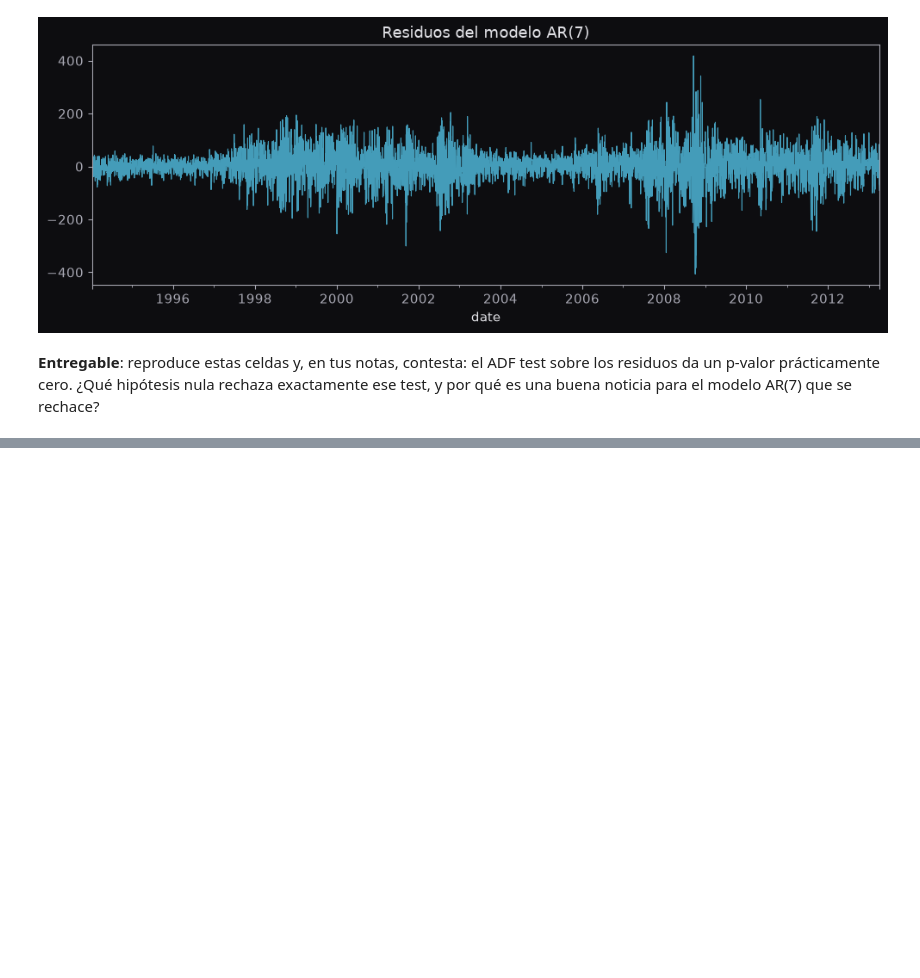
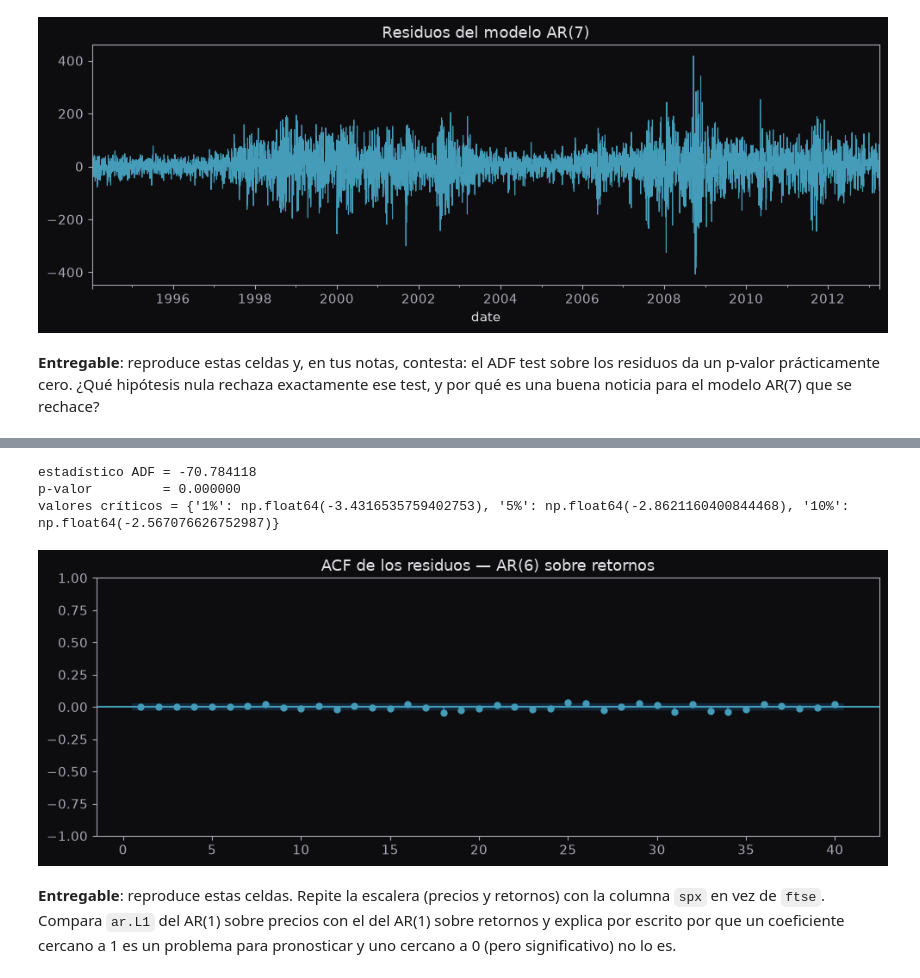
Before and after one commit to joanby/series-temporales-r-python, a Jupyter notebook: 05-modelos-ar/Python/02_ar_precios.ipynb, the cells around one changed output, grey strips where cells are left out. Cells and saved outputs as stored; diff of their text form; code cells hidden in the pictures; blank space fills up the shorter version.

```diff
--- a/05-modelos-ar/Python/02_ar_precios.ipynb
+++ b/05-modelos-ar/Python/02_ar_precios.ipynb
@@ -197,0 +225,4 @@ plt.show()
+# %%
+model_ar_ret_1 = ARIMA(df.returns[1:], order=(1, 0, 0))
+results_ar_ret_1 = model_ar_ret_1.fit()
+print(results_ar_ret_1.summary())
@@ -197,0 +251,14 @@ plt.show()
+# %%
+results_ret = {1: results_ar_ret_1}
+model_ar_ret_2 = ARIMA(df.returns[1:], order=(2, 0, 0))
+results_ret[2] = model_ar_ret_2.fit()
+print("LLR AR(1) vs AR(2) retornos:", LLR_test(results_ret[1], results_ret[2]))
+
+prev = results_ret[2]
+for p in range(3, 8):
+    model = ARIMA(df.returns[1:], order=(p, 0, 0))
+    res = model.fit()
+    results_ret[p] = res
+    pval = LLR_test(prev, res)
+    print(f"AR({p}) retornos: llf={res.llf:.3f}  aic={res.aic:.3f}  LLR vs AR({p-1})={pval}")
+    prev = res
@@ -197,0 +276,23 @@ plt.show()
+# %%
+best_ret = results_ret[6]
+df["res_ret"] = np.nan
+df.loc[df.index[1:], "res_ret"] = best_ret.resid
+
+adf_result = sts.adfuller(df.res_ret.dropna())
+print(f"estadístico ADF = {adf_result[0]:.6f}")
+print(f"p-valor         = {adf_result[1]:.6f}")
+print(f"valores críticos = {adf_result[4]}")
+# %% [output]
+estadístico ADF = -70.784118
+p-valor         = 0.000000
+valores críticos = {'1%': np.float64(-3.4316535759402753), '5%': np.float64(-2.8621160400844468), '10%': np.float64(-2.567076626752987)}
+# %%
+fig, ax = plt.subplots(figsize=(10, 3.8))
+sgt.plot_acf(df.res_ret.dropna(), zero=False, lags=40, ax=ax, color="#449cb9")
+ax.set_title("ACF de los residuos — AR(6) sobre retornos")
+plt.tight_layout()
+plt.show()
+# %% [output]
+[figure, added]
+# %% [markdown]
+**Entregable**: reproduce estas celdas. Repite la escalera (precios y retornos) con la columna `spx` en vez de `ftse`. Compara `ar.L1` del AR(1) sobre precios con el del AR(1) sobre retornos y explica por escrito por que un coeficiente cercano a 1 es un problema para pronosticar y uno cercano a 0 (pero significativo) no lo es.
```
Also changed, not shown: parts of 9 cells of this notebook.
